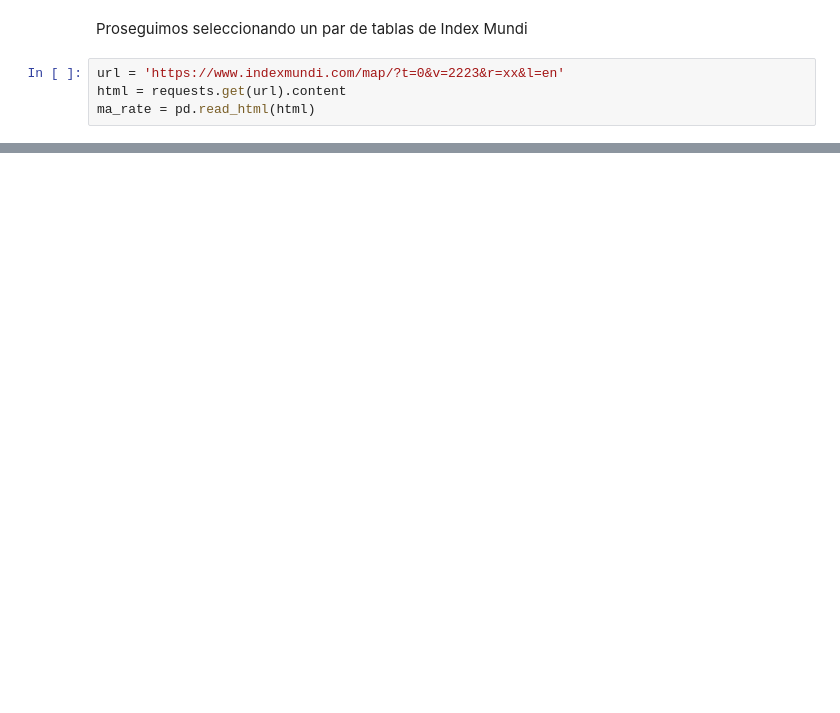
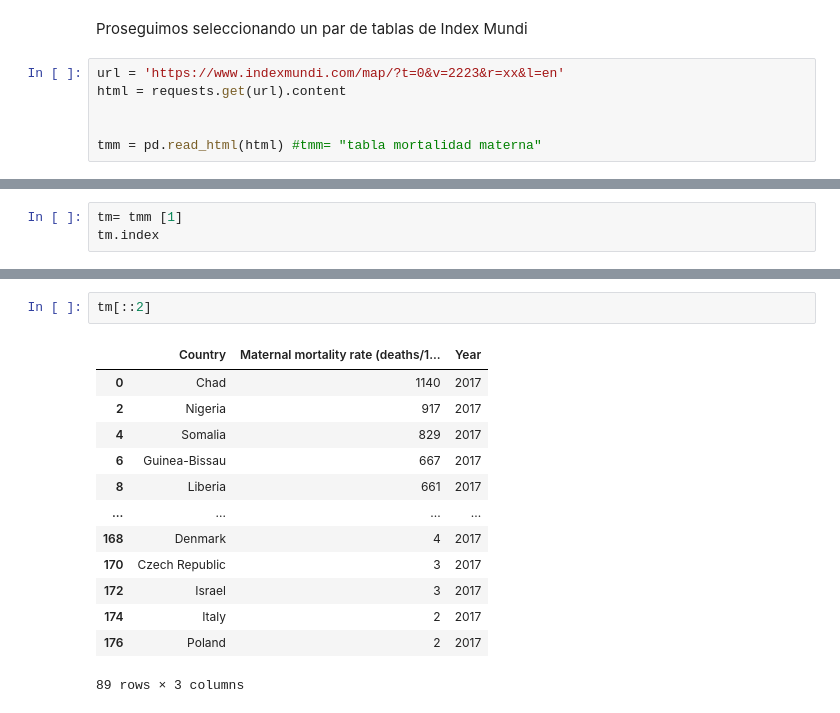
Before and after one commit to DCIDA2019/dcida2020ii-edmundovazquez, a Jupyter notebook: Sep4/manejo_tablas.ipynb, the cells around one changed output, grey strips where cells are left out. Drawn from its saved outputs; the diff is of its cells as text; blank space fills up the shorter version.

```diff
--- a/Sep4/manejo_tablas.ipynb
+++ b/Sep4/manejo_tablas.ipynb
@@ -68,4 +68,6 @@ Proseguimos seleccionando un par de tablas de Index Mundi
 # %%
 url = 'https://www.indexmundi.com/map/?t=0&v=2223&r=xx&l=en'
 html = requests.get(url).content
-ma_rate = pd.read_html(html)
+
+
+tmm = pd.read_html(html) #tmm= "tabla mortalidad materna"
@@ -106,0 +78,3 @@ ma_rate[1]
+# %%
+tm= tmm [1]
+tm.index
@@ -106,0 +116,16 @@ ma_rate[1]
+# %%
+tm[::2]
+# %% [output]
+|  | Country | Maternal mortality rate (deaths/1... | Year |
+| 0 | Chad | 1140 | 2017 |
+| 2 | Nigeria | 917 | 2017 |
+| 4 | Somalia | 829 | 2017 |
+| 6 | Guinea-Bissau | 667 | 2017 |
+| 8 | Liberia | 661 | 2017 |
+| ... | ... | ... | ... |
+| 168 | Denmark | 4 | 2017 |
+| 170 | Czech Republic | 3 | 2017 |
+| 172 | Israel | 3 | 2017 |
+| 174 | Italy | 2 | 2017 |
+| 176 | Poland | 2 | 2017 |
+89 rows × 3 columns
```
Also changed, not shown: parts of 17 cells of this notebook.
